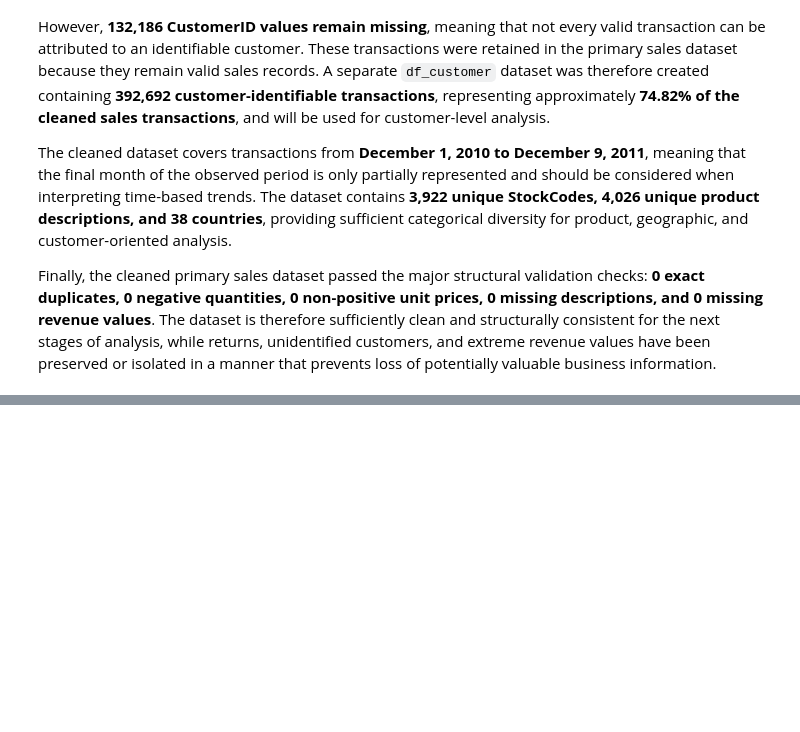
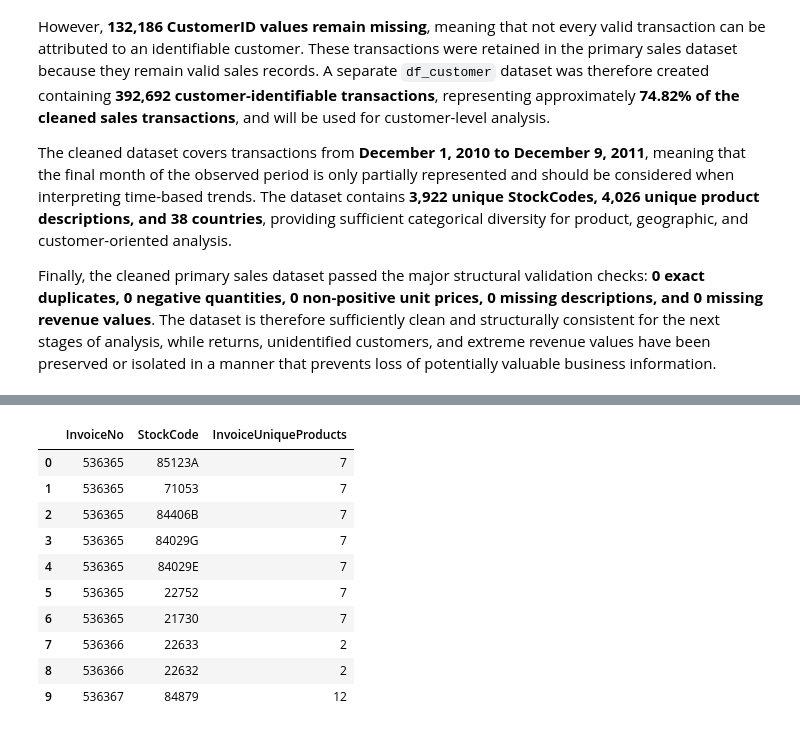
Before and after one commit to KashishSirohiwal/ShadowFox, a Jupyter notebook: Intermediate/notebooks/online_retail_analysis.ipynb, the cells around one changed output, grey strips where cells are left out. Saved outputs shown, nothing was run; the diff lists cells and outputs as text; code cells hidden in the pictures; blank space fills up the shorter version.

```diff
--- a/Intermediate/notebooks/online_retail_analysis.ipynb
+++ b/Intermediate/notebooks/online_retail_analysis.ipynb
@@ -681,0 +902,20 @@ Finally, the cleaned primary sales dataset passed the major structural validatio
+# %%
+# Count how many distinct stock codes are present in each invoice.
+df_fe["InvoiceUniqueProducts"] = (
+    df_fe.groupby("InvoiceNo")["StockCode"]
+    .transform("nunique")
+)
+
+df_fe[["InvoiceNo", "StockCode", "InvoiceUniqueProducts"]].head(10)
+# %% [output]
+|  | InvoiceNo | StockCode | InvoiceUniqueProducts |
+| 0 | 536365 | 85123A | 7 |
+| 1 | 536365 | 71053 | 7 |
+| 2 | 536365 | 84406B | 7 |
+| 3 | 536365 | 84029G | 7 |
+| 4 | 536365 | 84029E | 7 |
+| 5 | 536365 | 22752 | 7 |
+| 6 | 536365 | 21730 | 7 |
+| 7 | 536366 | 22633 | 2 |
+| 8 | 536366 | 22632 | 2 |
+| 9 | 536367 | 84879 | 12 |
```
Also changed, not shown: parts of 27 cells of this notebook.
